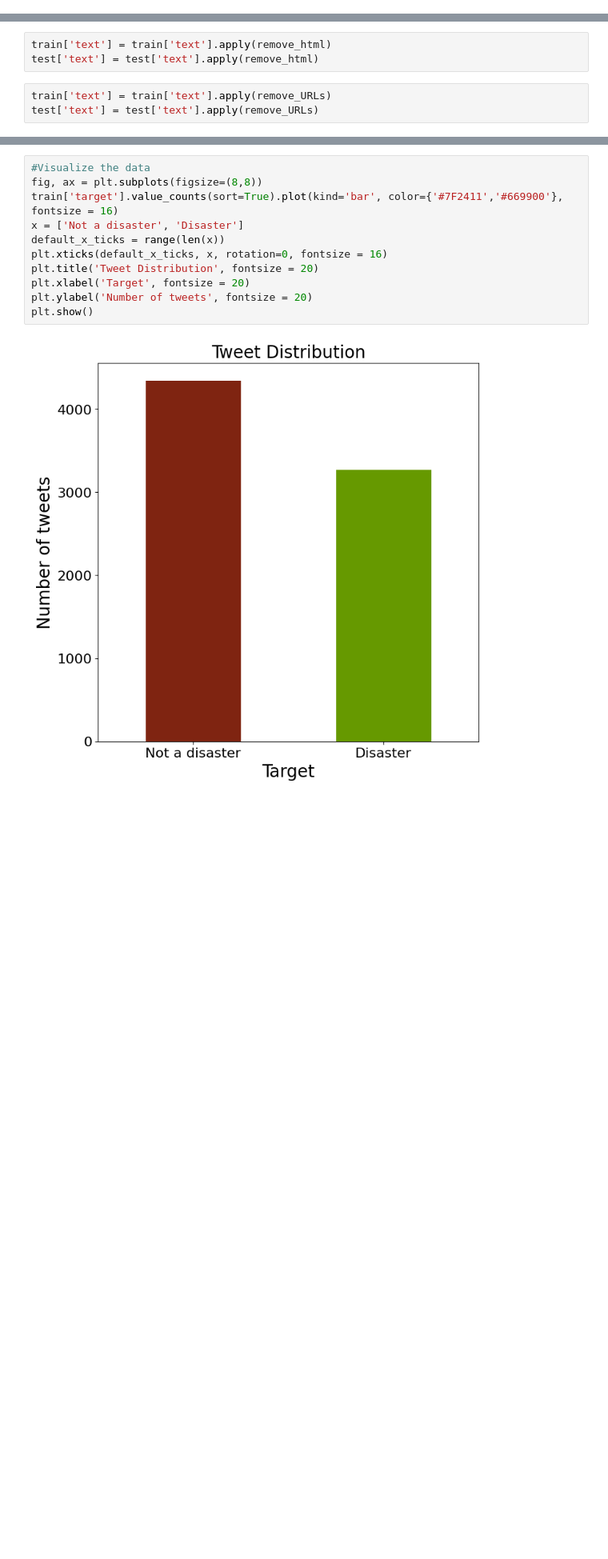
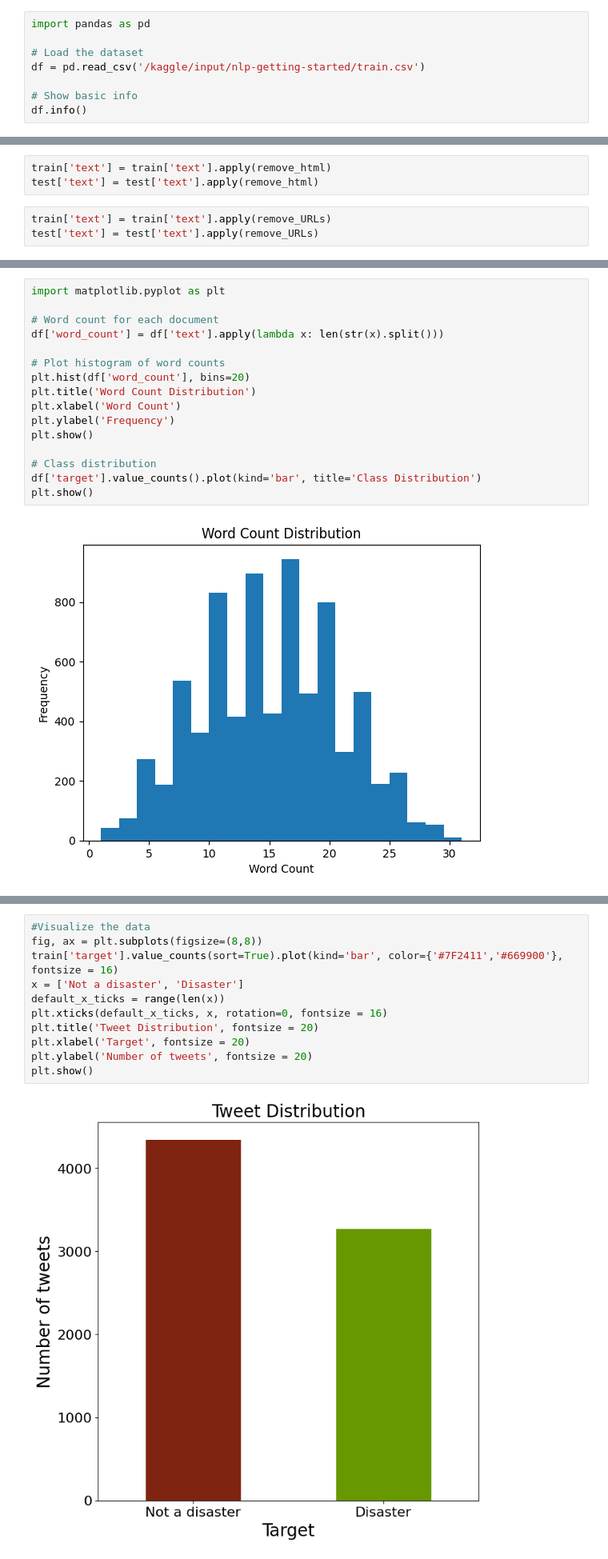
Before and after one commit to Deepak24PHD0186/Disaster-tweets-classifier, a Jupyter notebook: Week-04_NLP.ipynb, the cells around one changed output, grey strips where cells are left out. Shown: that part at 80% size. Saved outputs shown, nothing was run; the diff lists cells and outputs as text; blank space fills up the shorter version.

```diff
--- a/Week-04_NLP.ipynb
+++ b/Week-04_NLP.ipynb
@@ -75,0 +100,8 @@ def remove_URLs(text):
+# %%
+import pandas as pd
+
+# Load the dataset
+df = pd.read_csv('/kaggle/input/nlp-getting-started/train.csv')
+
+# Show basic info
+df.info()
@@ -94,0 +157,18 @@ test['text'] = test['text'].apply(remove_URLs)
+# %%
+import matplotlib.pyplot as plt
+
+# Word count for each document
+df['word_count'] = df['text'].apply(lambda x: len(str(x).split()))
+
+# Plot histogram of word counts
+plt.hist(df['word_count'], bins=20)
+plt.title('Word Count Distribution')
+plt.xlabel('Word Count')
+plt.ylabel('Frequency')
+plt.show()
+
+# Class distribution
+df['target'].value_counts().plot(kind='bar', title='Class Distribution')
+plt.show()
+# %% [output]
+[figure, added]
```
Also changed, not shown: parts of 21 cells of this notebook.
